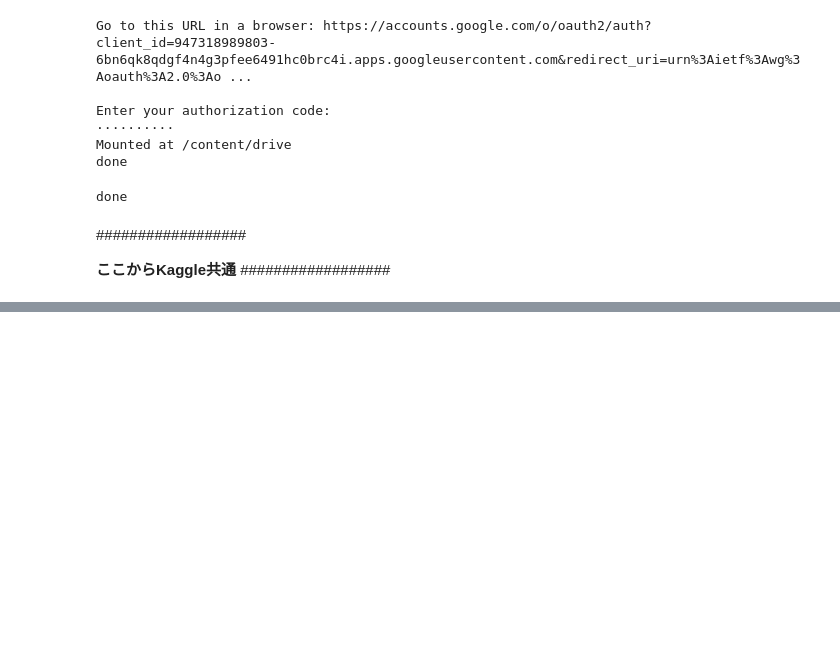
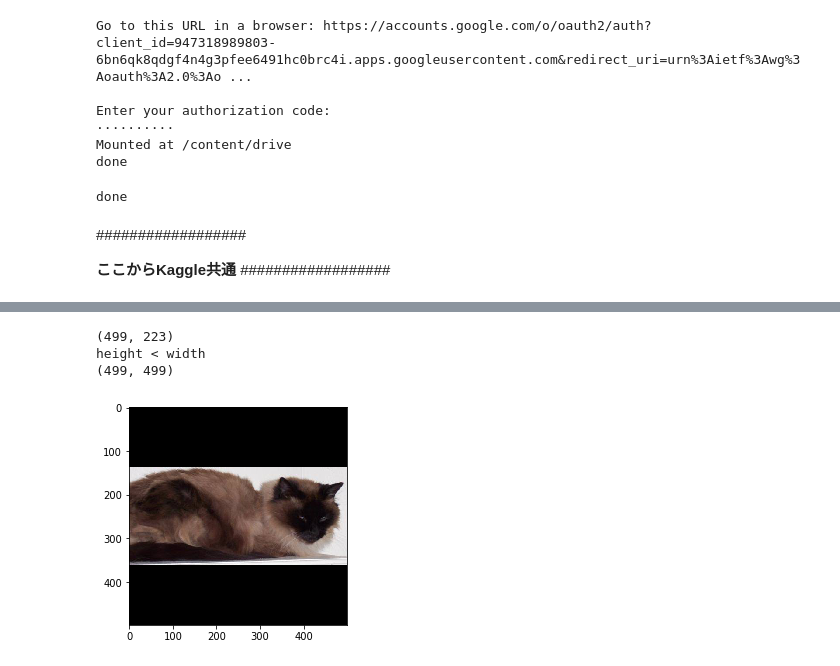
Before and after one commit to muraryu/dogcat, a Jupyter notebook: dogcat_mura.ipynb, the cells around one changed output, grey strips where cells are left out. Saved outputs shown, nothing was run; the diff lists cells and outputs as text; code cells hidden in the pictures; blank space fills up the shorter version.

```diff
--- a/dogcat_mura.ipynb
+++ b/dogcat_mura.ipynb
@@ -1024,0 +1120,26 @@ done
+# %%
+# 画像読み込み
+img = Image.open("train/cat.4289.jpg")
+width, height = img.size
+print(img.size)
+
+# img[top : bottom, left : right]
+# サンプル1の切り出し、保存
+img1 = None
+if height == width:
+    print('height == width')
+    img1 = img
+elif height > width:
+    print('height > width')
+    img1 = img.crop((-(height-width)/2, 0, width+(height-width)/2, height))
+else:
+    print('height < width')
+    img1 = img.crop((0, -((width-height)/2), width, height+(width-height)/2))
+img1.save("crop.jpg")
+plt.imshow(np.array(img1))
+print(img1.size)
+# %% [output]
+(499, 223)
+height < width
+(499, 499)
+[figure, added]
```
Also changed, not shown: parts of 8 cells of this notebook.
